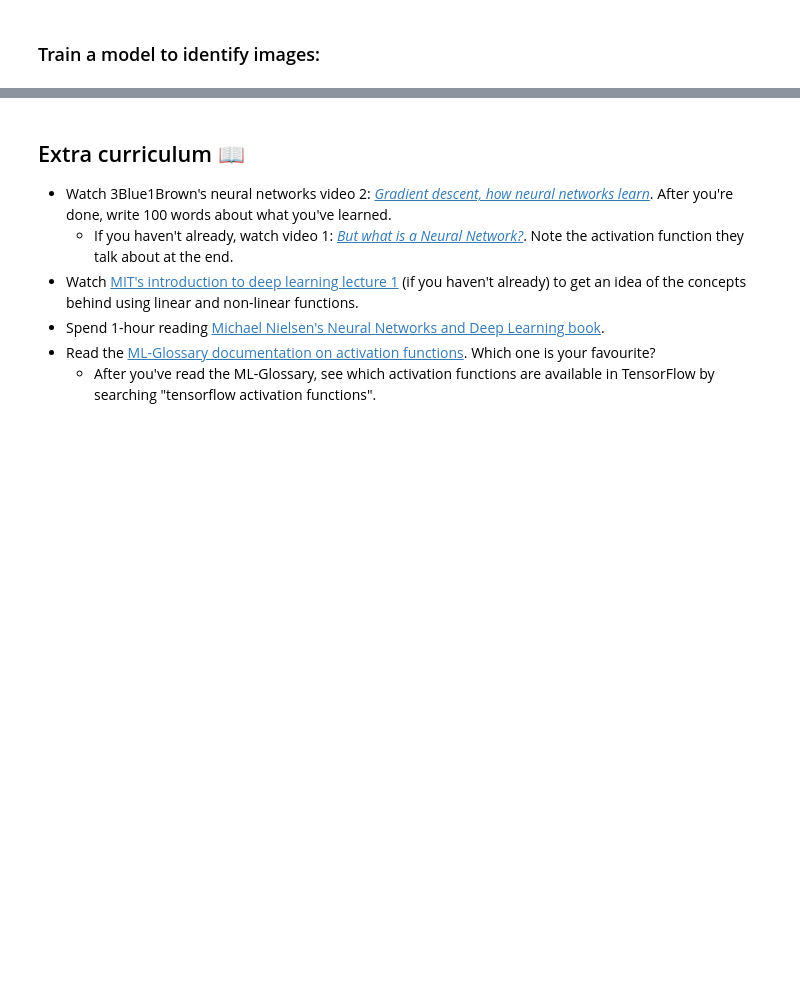
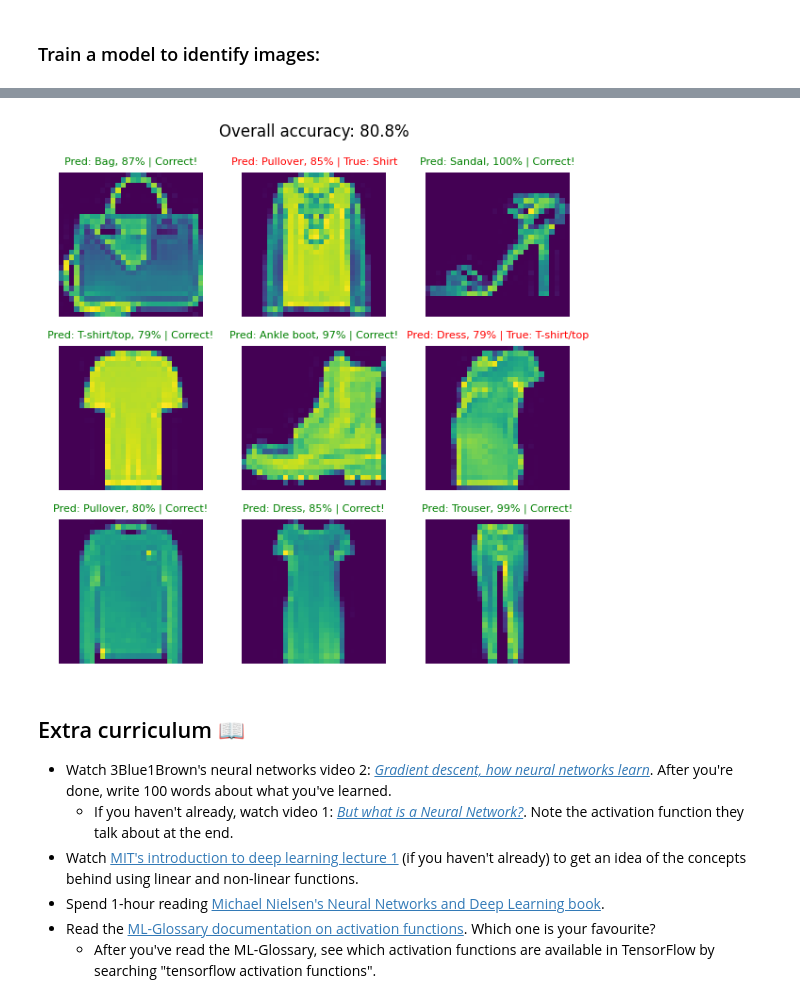
Before and after one commit to Fertmeneses/tensorflow-deep-learning, a Jupyter notebook: practice/02_exercises.ipynb, the cells around one changed output, grey strips where cells are left out. Cells and saved outputs as stored; diff of their text form; code cells hidden in the pictures; blank space fills up the shorter version.

Commit message:
Complete Unit2/Exercise4

```diff
--- a/practice/02_exercises.ipynb
+++ b/practice/02_exercises.ipynb
@@ -447,0 +549,6 @@ non_norm_history.history
+# %%
+visualize_examples_and_preds(
+    test_data_norm,test_labels,model_mnist,class_names=class_names,
+    N=9,columns=3,unit_size=2
+    )
+# %% [output]
@@ -448,3 +565,4 @@ non_norm_history.history
+[figure, added]
 # %% [markdown]
 ## Extra curriculum 📖
 * Watch 3Blue1Brown's neural networks video 2: [*Gradient descent, how neural networks learn*](https://www.youtube.com/watch?v=IHZwWFHWa-w). After you're done, write 100 words about what you've learned.
```
Also changed, not shown: parts of 17 cells of this notebook.
